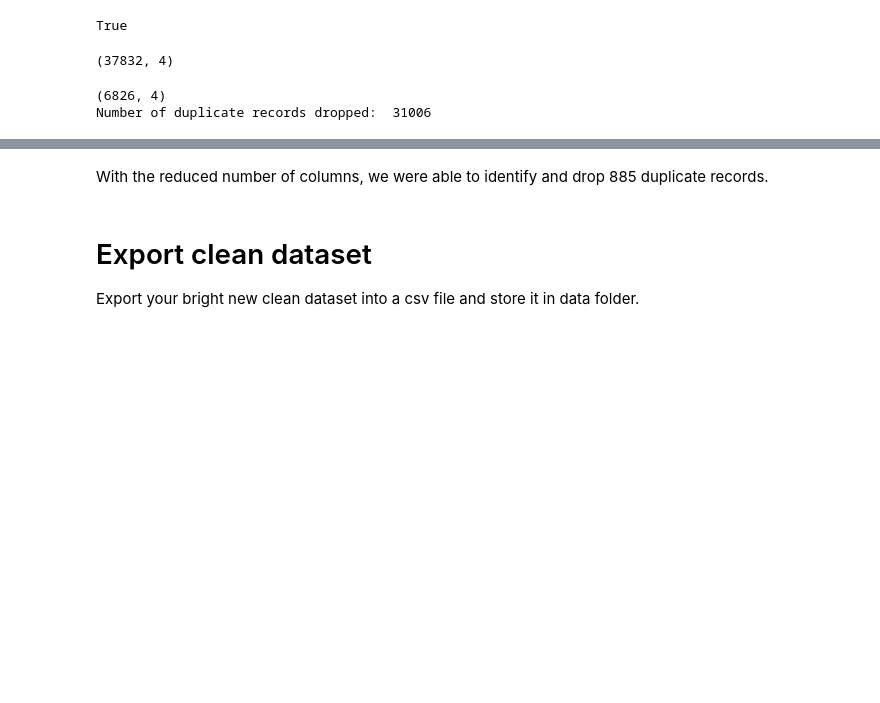
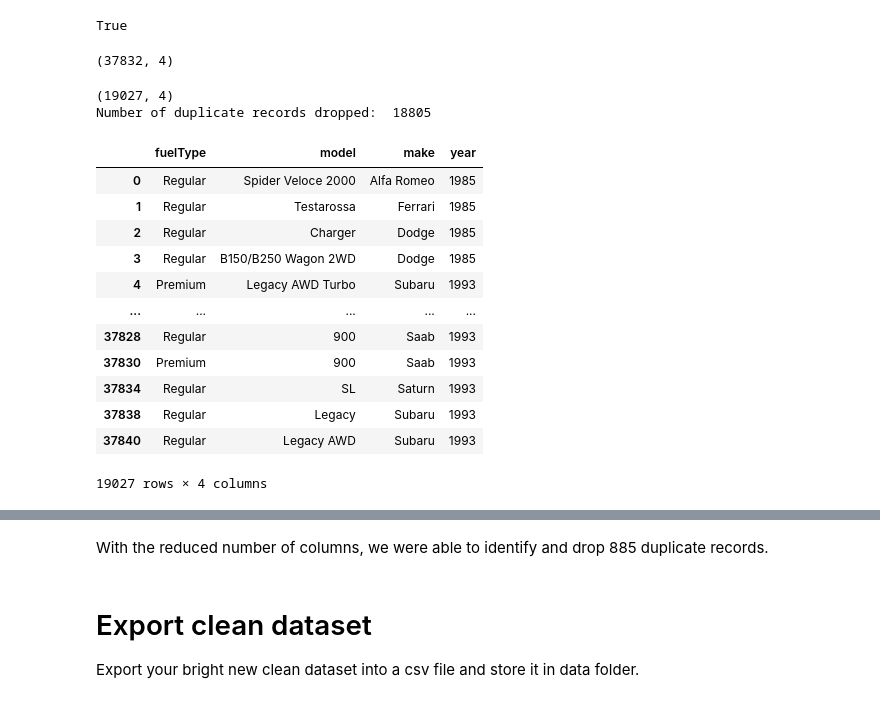
Before and after one commit to Ironhack-Data-Madrid-Octubre-2023/2.4-lab_data_cleaning, a Jupyter notebook: your-code/main.ipynb, the cells around one changed output, grey strips where cells are left out. Cells and saved outputs as stored; diff of their text form; code cells hidden in the pictures; blank space fills up the shorter version.

```diff
--- a/your-code/main.ipynb
+++ b/your-code/main.ipynb
@@ -683,7 +672,7 @@ This tells us that there were no records that matched exactly across all columns
 ## Select a subset of columns, remove all other columns, and then use the drop_duplicates method to drop any duplicate records based on the remaining columns.
 # %%
 #your code
-data_subset=data[["fuelType", "model", "make", "createdOn"]]
+data_subset=data[["fuelType", "model", "make", "year"]]
 print(data_subset.duplicated().any())
 data_subset.shape
 # %% [output]
@@ -692,7 +681,23 @@ True
 # %%
 after_dropping=data_subset.drop_duplicates()
 print(after_dropping.shape)
-print('Number of duplicate records dropped: ', str(37832 - 6826))
+print('Number of duplicate records dropped: ', str(37832 - 19027))
 # %% [output]
-(6826, 4)
-Number of duplicate records dropped:  31006
+(19027, 4)
+Number of duplicate records dropped:  18805
+# %%
+after_dropping
+# %% [output]
+|  | fuelType | model | make | year |
+| 0 | Regular | Spider Veloce 2000 | Alfa Romeo | 1985 |
+| 1 | Regular | Testarossa | Ferrari | 1985 |
+| 2 | Regular | Charger | Dodge | 1985 |
+| 3 | Regular | B150/B250 Wagon 2WD | Dodge | 1985 |
+| 4 | Premium | Legacy AWD Turbo | Subaru | 1993 |
+| ... | ... | ... | ... | ... |
+| 37828 | Regular | 900 | Saab | 1993 |
+| 37830 | Premium | 900 | Saab | 1993 |
+| 37834 | Regular | SL | Saturn | 1993 |
+| 37838 | Regular | Legacy | Subaru | 1993 |
+| 37840 | Regular | Legacy AWD | Subaru | 1993 |
+19027 rows × 4 columns
```
Also changed, not shown: parts of 9 cells of this notebook, 1 other file.
